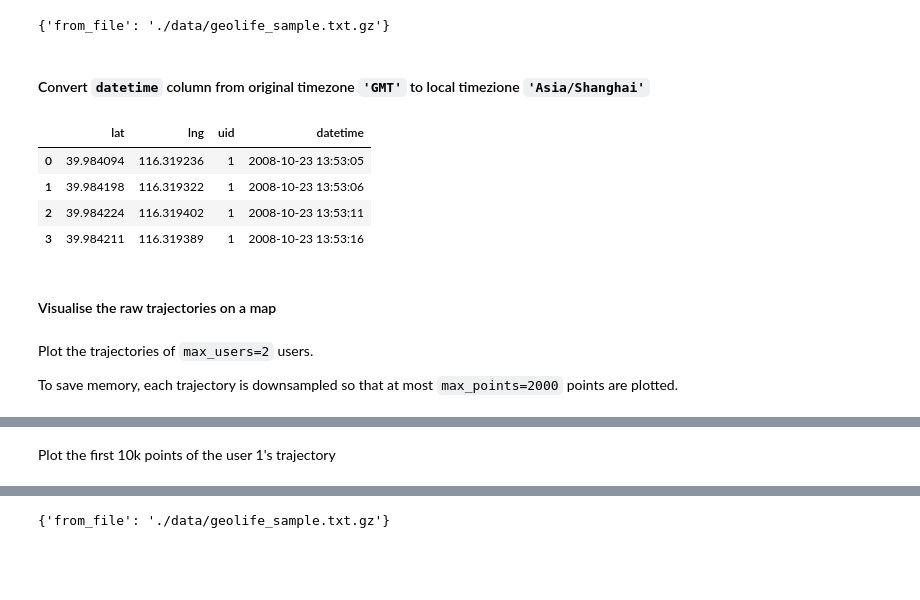
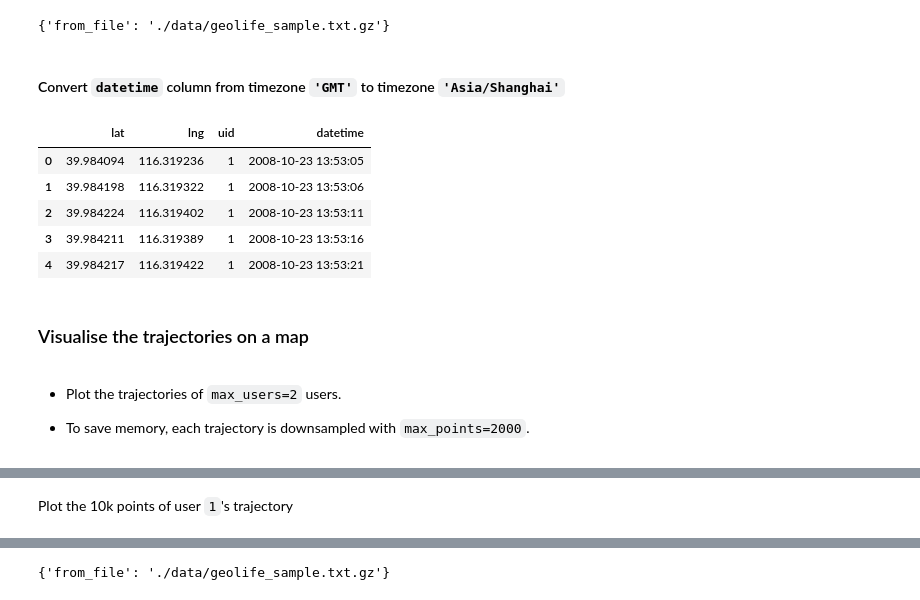
Before and after one commit to scikit-mobility/scikit-mobility, a Jupyter notebook: tutorial/1_preprocessing_skmob_tutorial.ipynb, the cells around one changed output, grey strips where cells are left out. Saved outputs shown, nothing was run; the diff lists cells and outputs as text; code cells hidden in the pictures; blank space fills up the shorter version.

```diff
--- a/tutorial/1_preprocessing_skmob_tutorial.ipynb
+++ b/tutorial/1_preprocessing_skmob_tutorial.ipynb
@@ -22,7 +27,7 @@ Subset of data from the Geolife project, available [here](https://www.microsoft.
 # %%
-# %%time
-tdf = skmob.TrajDataFrame.from_file('./data/geolife_sample.txt.gz')
-tdf[:4]
+tdf = skmob.TrajDataFrame.from_file(
+    './data/geolife_sample.txt.gz')
+tdf.head(4)
 # %% [output]
 |  | lat | lng | datetime | uid |
 | 0 | 39.984094 | 116.319236 | 2008-10-23 05:53:05 | 1 |
@@ -46,20 +51,22 @@ tdf.parameters
 # %% [output]
 {'from_file': './data/geolife_sample.txt.gz'}
 # %% [markdown]
-#### Convert `datetime` column from original timezone `'GMT'` to local timezione `'Asia/Shanghai'`
+#### Convert `datetime` column from timezone `'GMT'` to timezone `'Asia/Shanghai'`
 # %%
-tdf.timezone_conversion(from_timezone='GMT', to_timezone='Asia/Shanghai')
-tdf[:4]
+tdf.timezone_conversion(from_timezone='GMT',
+                        to_timezone='Asia/Shanghai')
+tdf.head()
 # %% [output]
 |  | lat | lng | uid | datetime |
 | 0 | 39.984094 | 116.319236 | 1 | 2008-10-23 13:53:05 |
 | 1 | 39.984198 | 116.319322 | 1 | 2008-10-23 13:53:06 |
 | 2 | 39.984224 | 116.319402 | 1 | 2008-10-23 13:53:11 |
 | 3 | 39.984211 | 116.319389 | 1 | 2008-10-23 13:53:16 |
+| 4 | 39.984217 | 116.319422 | 1 | 2008-10-23 13:53:21 |
 # %% [markdown]
-#### Visualise the raw trajectories on a map
+### Visualise the trajectories on a map
 # %% [markdown]
-Plot the trajectories of `max_users=2` users.
+- Plot the trajectories of `max_users=2` users.
 
-To save memory, each trajectory is downsampled so that at most `max_points=2000` points are plotted.
+- To save memory, each trajectory is downsampled with `max_points=2000`.
 # %%
@@ -69,5 +75,5 @@ map_f
 # %% [output]
 [interactive output not drawn]
 # %% [markdown]
-Plot the first 10k points of the user 1's trajectory
+Plot the 10k points of user `1`'s trajectory
 # %%
```
Also changed, not shown: parts of 16 cells of this notebook.
